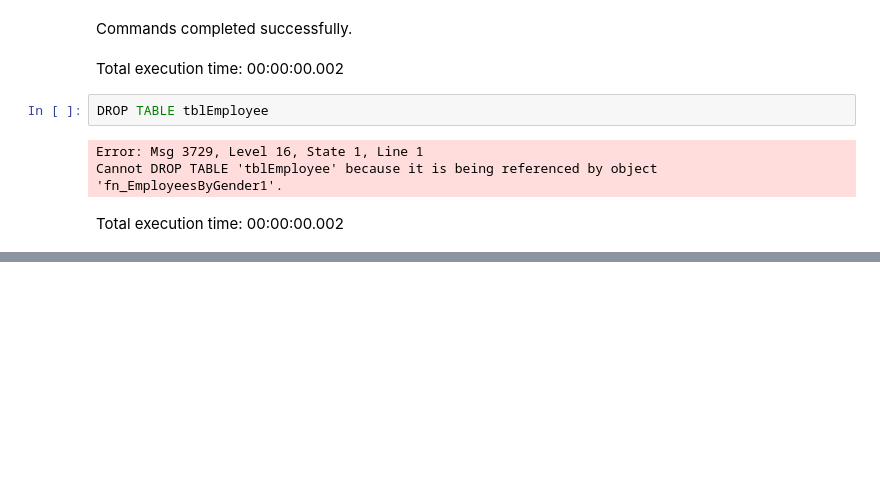
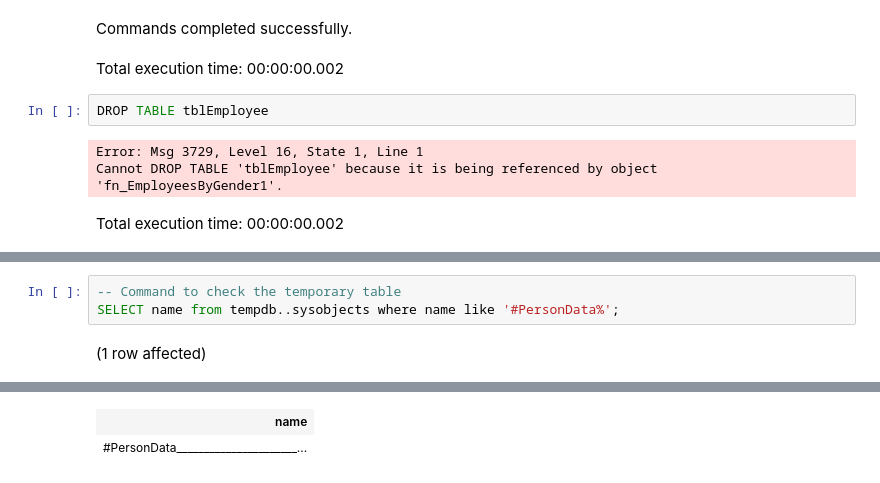
Before and after one commit to kanhaiya-bhayana-inc/Sql-server, a Jupyter notebook: Notebook 2 - Sql Server.ipynb, the cells around one changed output, grey strips where cells are left out. Saved outputs shown, nothing was run; the diff lists cells and outputs as text; blank space fills up the shorter version.

```diff
--- a/Notebook 2 - Sql Server.ipynb
+++ b/Notebook 2 - Sql Server.ipynb
@@ -767,0 +805,5 @@ Total execution time: 00:00:00.002
+# %%
+-- Command to check the temporary table
+SELECT name from tempdb..sysobjects where name like '#PersonData%';
+# %% [output]
+(1 row affected)
@@ -767,0 +811,2 @@ Total execution time: 00:00:00.002
+| name |
+| #PersonData______________________... |
```
Also changed, not shown: parts of 13 cells of this notebook.
